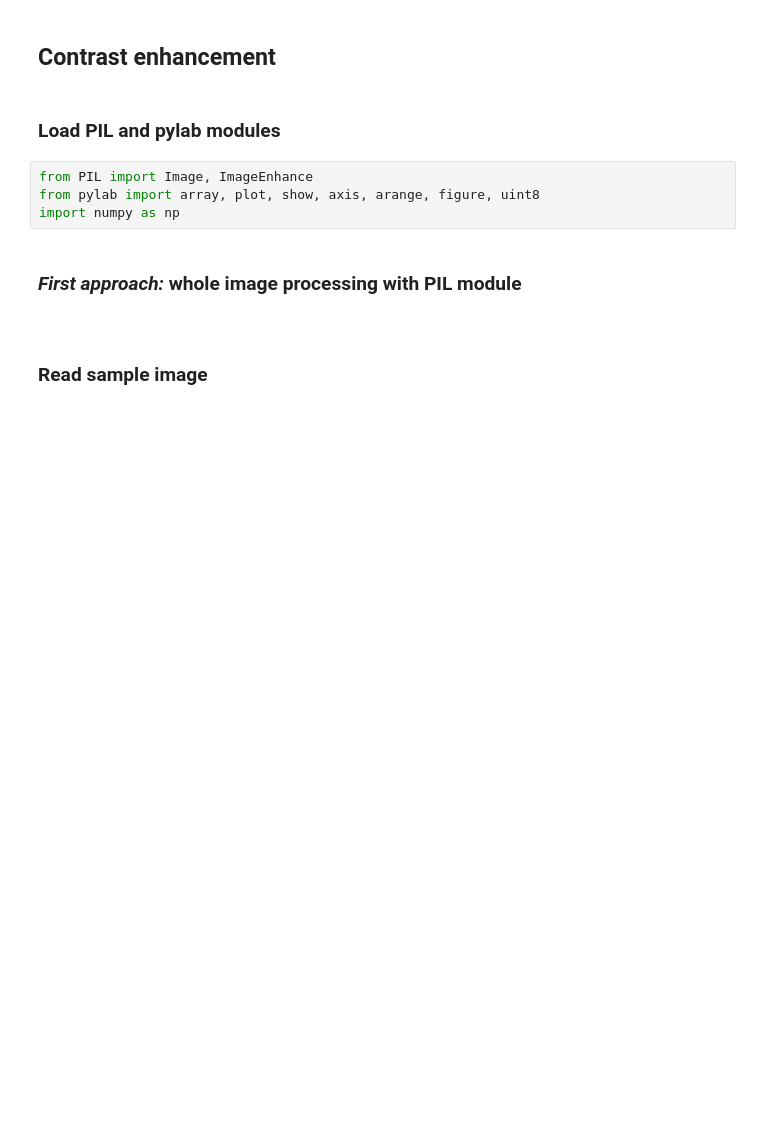
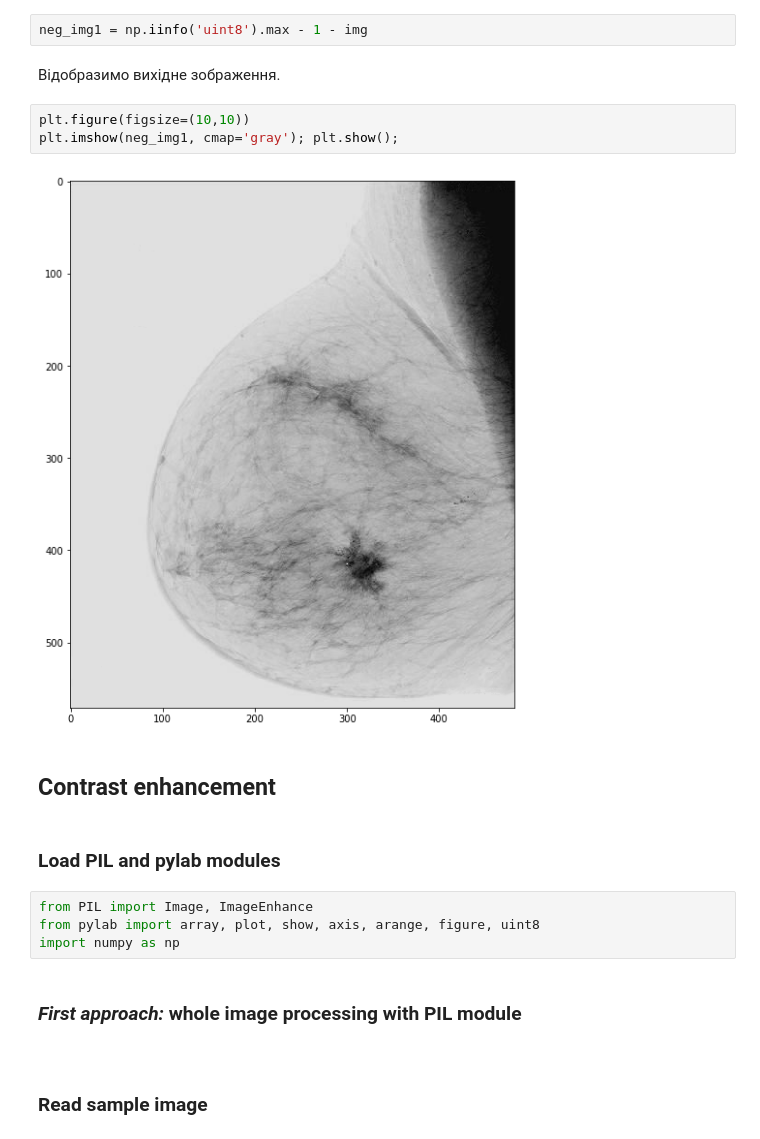
Before and after one commit to lavolpenoire/DIP, a Jupyter notebook: Lab2.ipynb, the cells around one changed output. Cells and saved outputs as stored; diff of their text form; blank space fills up the shorter version.

```diff
--- a/Lab2.ipynb
+++ b/Lab2.ipynb
@@ -64,3 +65,12 @@ plt.imshow(neg_img1); plt.show();
+# %%
+neg_img1 = np.iinfo('uint8').max - 1 - img
+# %% [markdown]
+Відобразимо вихідне зображення.
+# %%
+plt.figure(figsize=(10,10))
+plt.imshow(neg_img1, cmap='gray'); plt.show();
+# %% [output]
+[figure, added]
 # %% [markdown]
 <h2><b>Contrast enhancement</b></h2>
 # %% [markdown]
```
Also changed, not shown: parts of 42 cells of this notebook.
